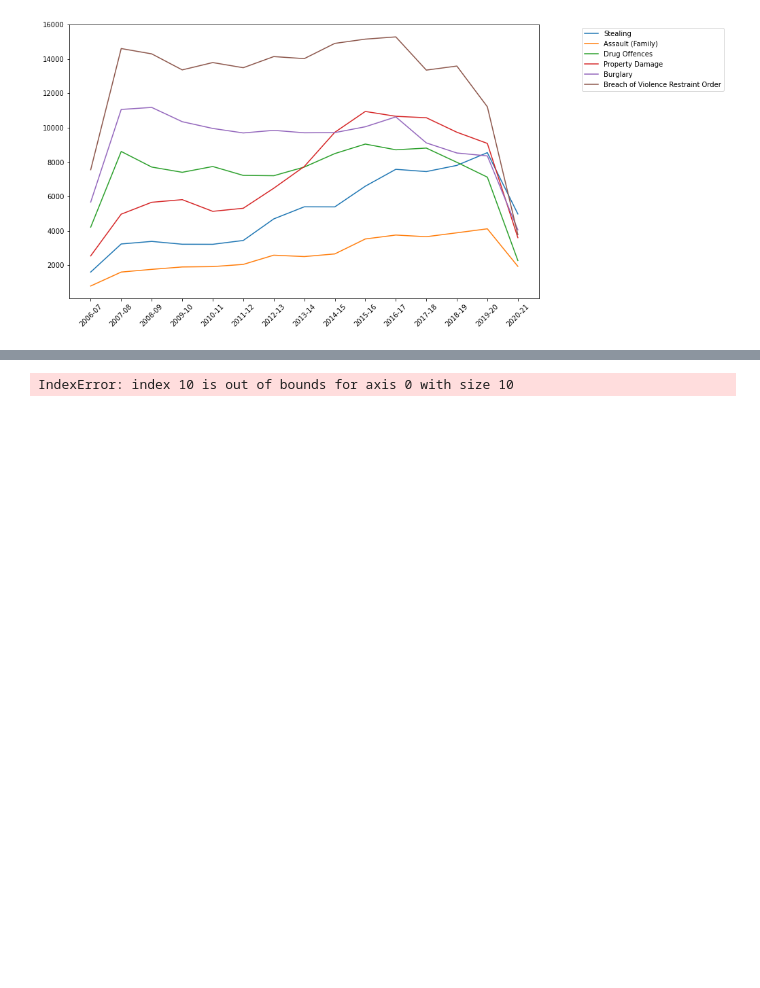
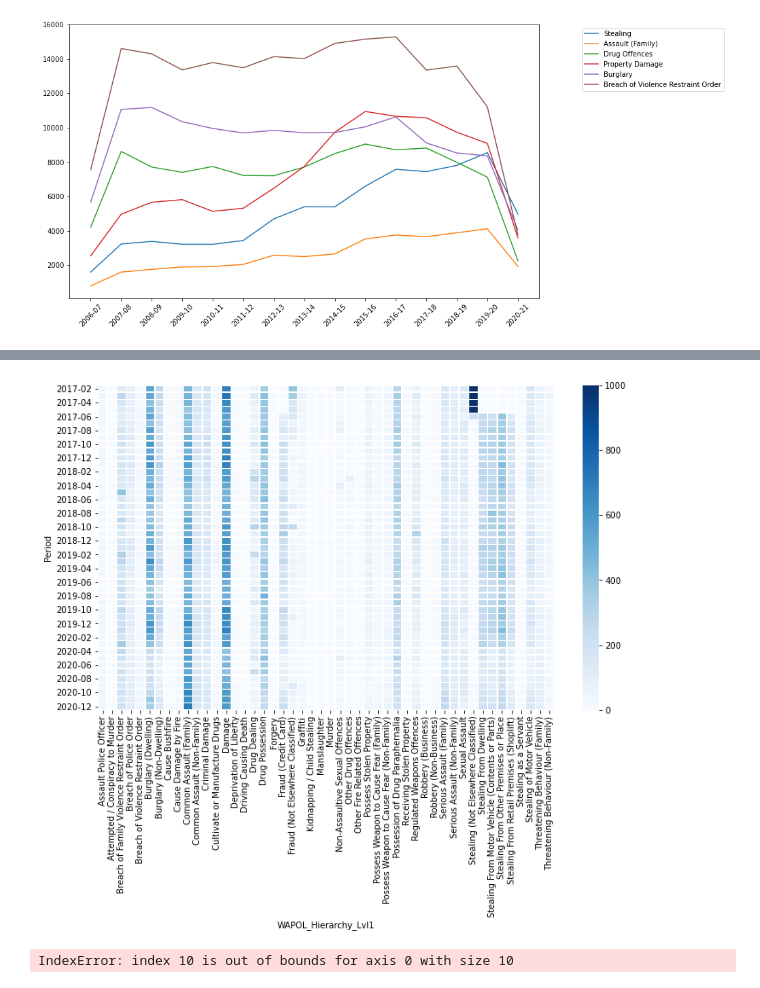
Before and after one commit to FernB/WACrimeRatesCovid19, a Jupyter notebook: WACrimeStatistics.ipynb, the cells around one changed output, grey strips where cells are left out. Drawn from its saved outputs; the diff is of its cells as text; code cells hidden in the pictures; blank space fills up the shorter version.

Commit message:
create seperate spaces for regions

```diff
--- a/WACrimeStatistics.ipynb
+++ b/WACrimeStatistics.ipynb
@@ -202,3 +202,11 @@ plt.legend(keycrimes,bbox_to_anchor = (1.4, 1.0))
 plt.show()
 # %% [output]
 [figure]
+# %%
+lvl1group_df = Regional_df.groupby(['WAPOL_Hierarchy_Lvl1','Period'])['COUNT_of_Offnc_ID'].sum().reset_index()
+lvl1group_df = lvl1group_df[lvl1group_df["Period"]>dt.datetime(year=2017, month = 1, day = 1)]
+lvl1group_df['Period'] = lvl1group_df['Period'].dt.strftime('%Y-%m')
+# %%
+
+pivotlvl1 = lvl1group_df.pivot(index='Period', columns='WAPOL_Hierarchy_Lvl1', values='COUNT_of_Offnc_ID')
+pivotlvl1
@@ -205,3 +233,9 @@ plt.show()
+# %%
+fig= plt.figure(figsize=(12,7))
+ax = sns.heatmap(pivotlvl1, linewidth=0.5,cmap="Blues", vmin= 0, vmax=1000)
+plt.show()
+# %% [output]
+[figure, added]
 # %%
 a = 0
 fig, axs = plt.subplots(5,2, sharex=True, sharey=False)
```
Also changed, not shown: parts of 3 cells of this notebook.
